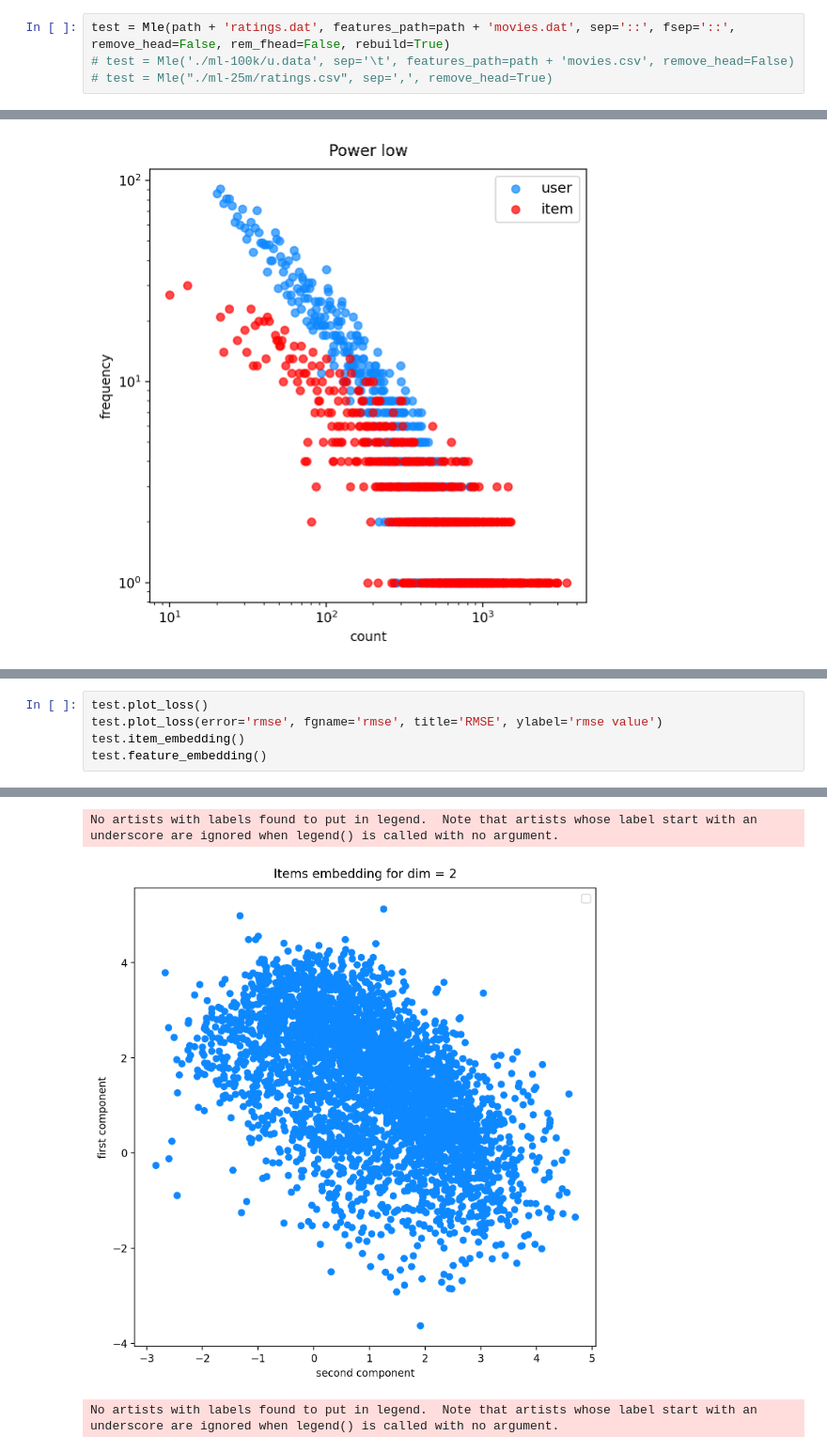
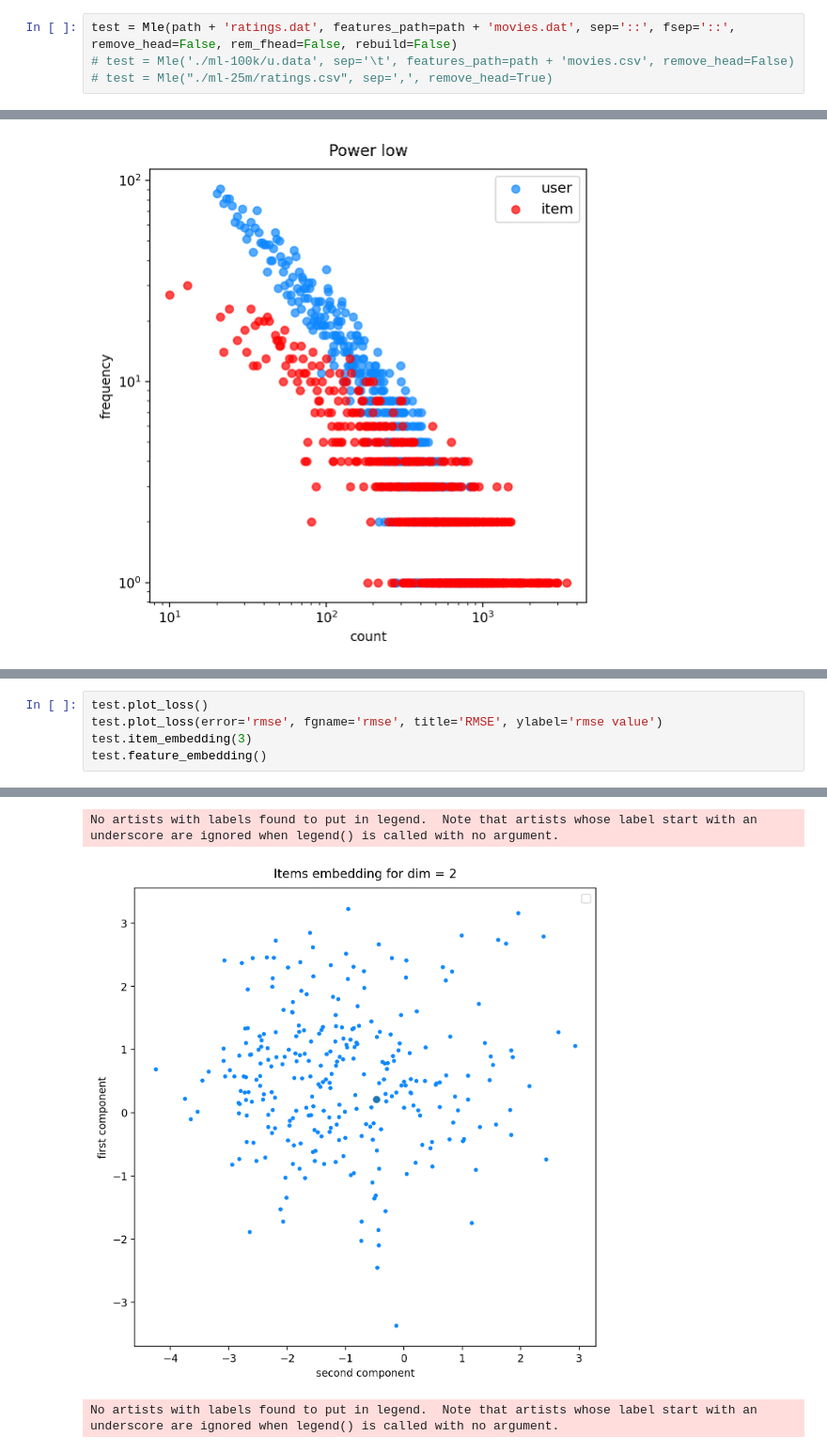
Before and after one commit to olivieradjagba/applied-ml, a Jupyter notebook: alternating_least_square_new_multi.ipynb, the cells around one changed output, grey strips where cells are left out. Shown at 94% size. Saved outputs shown, nothing was run; the diff lists cells and outputs as text.

```diff
--- a/alternating_least_square_new_multi.ipynb
+++ b/alternating_least_square_new_multi.ipynb
@@ -579,6 +628,6 @@ class Mle:
 # %% [markdown]
 Test
 # %%
-test = Mle(path + 'ratings.dat', features_path=path + 'movies.dat', sep='::', fsep='::', remove_head=False, rem_fhead=False, rebuild=True)
+test = Mle(path + 'ratings.dat', features_path=path + 'movies.dat', sep='::', fsep='::', remove_head=False, rem_fhead=False, rebuild=False)
 # test = Mle('./ml-100k/u.data', sep='\t', features_path=path + 'movies.csv', remove_head=False)
 # test = Mle("./ml-25m/ratings.csv", sep=',', remove_head=True)
@@ -614,6 +730,6 @@ test.mle_loss(epochs=20, dim=2, with_users_items=True, with_features=True)
 # %%
 test.plot_loss()
 test.plot_loss(error='rmse', fgname='rmse', title='RMSE', ylabel='rmse value')
-test.item_embedding()
+test.item_embedding(3)
 test.feature_embedding()
 # %% [output]
@@ -622,3 +738,3 @@ test.feature_embedding()
 No artists with labels found to put in legend.  Note that artists whose label start with an underscore are ignored when legend() is called with no argument.
-[figure, old version]
+[figure, new version]
 No artists with labels found to put in legend.  Note that artists whose label start with an underscore are ignored when legend() is called with no argument.
```
Also changed, not shown: parts of 14 cells of this notebook, 12 other files.
